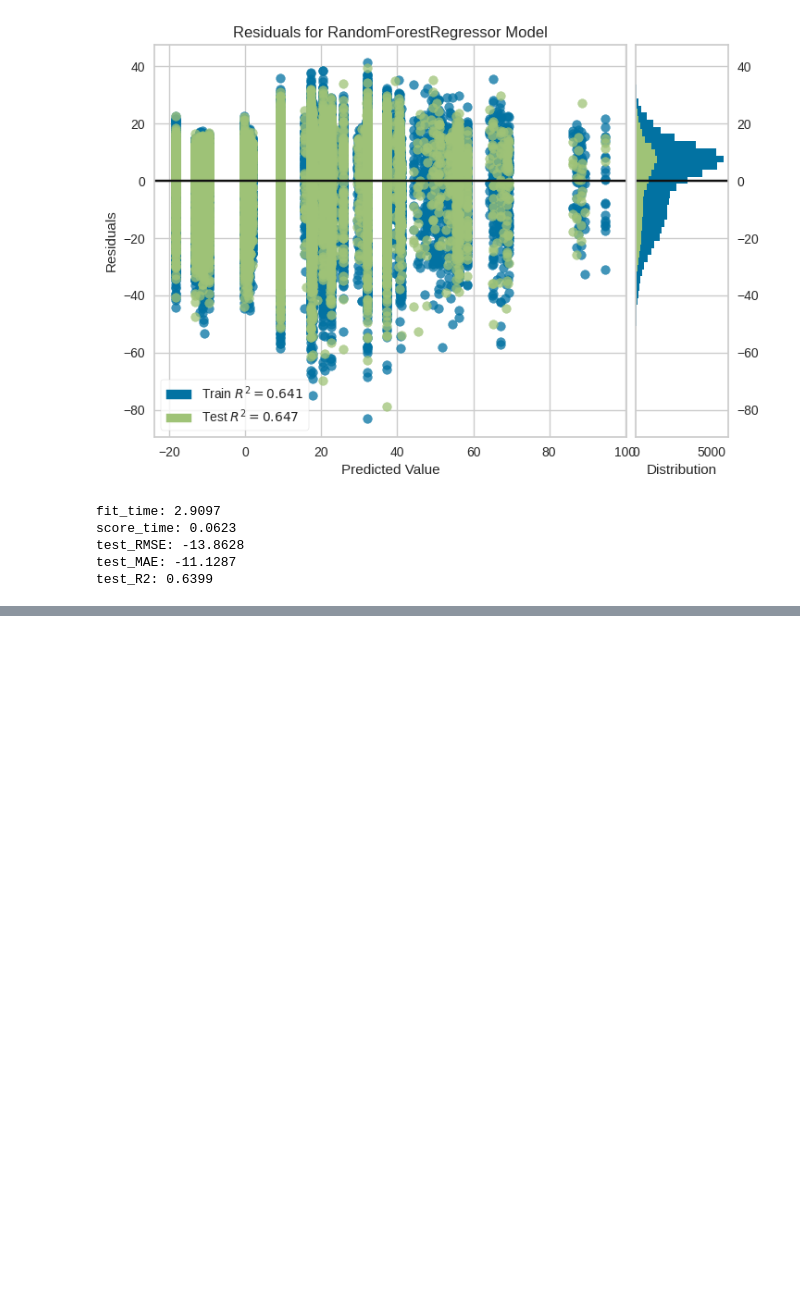
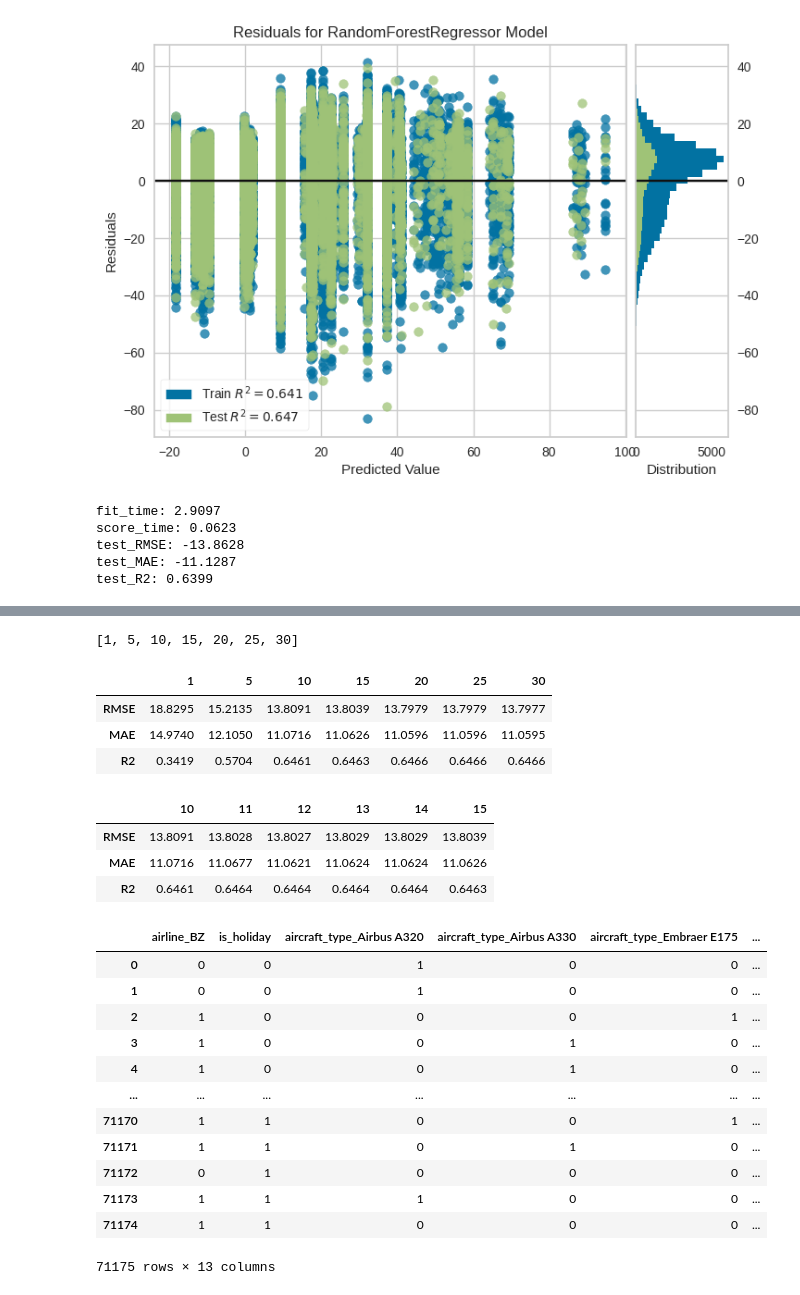
Before and after one commit to kevirui/prevision-de-atrasos-de-vuelos, a Jupyter notebook: practice.ipynb, the cells around one changed output, grey strips where cells are left out. Drawn from its saved outputs; the diff is of its cells as text; code cells hidden in the pictures; blank space fills up the shorter version.

```diff
--- a/practice.ipynb
+++ b/practice.ipynb
@@ -485,0 +488,5 @@ test_R2: 0.6399
+# %%
+importances = modelo.feature_importances_
+# %%
+features_importances = pd.DataFrame({'Features':x.columns, 'Importances':(importances * 100).round(2)}).sort_values('Importances', ascending=False)
+features_importances
@@ -485,0 +511,61 @@ test_R2: 0.6399
+# %%
+[ i if i != 0 else 1 for i in range(0, 35, 5)]
+# %% [output]
+[1, 5, 10, 15, 20, 25, 30]
+# %%
+resultados = pd.DataFrame(index=['RMSE', 'MAE', 'R2'])
+model_features = RandomForestRegressor(max_depth=5, random_state=42)
+ct_features = [ i if i != 0 else 1 for i in range(0, 35, 5)]
+
+for i in ct_features:
+  selected_features = features_importances['Features'].values[:i]
+  x_train_selected = x_train[selected_features]
+  x_test_selected = x_test[selected_features]
+  model_features.fit(x_train_selected, y_train)
+  y_pred_features = model_features.predict(x_test_selected)
+  resultados[i] = calcular_regresion(y_test, y_pred_features).values()
+
+resultados
+# %% [output]
+|  | 1 | 5 | 10 | 15 | 20 | 25 | 30 |
+| RMSE | 18.8295 | 15.2135 | 13.8091 | 13.8039 | 13.7979 | 13.7979 | 13.7977 |
+| MAE | 14.9740 | 12.1050 | 11.0716 | 11.0626 | 11.0596 | 11.0596 | 11.0595 |
+| R2 | 0.3419 | 0.5704 | 0.6461 | 0.6463 | 0.6466 | 0.6466 | 0.6466 |
+# %%
+resultados = pd.DataFrame(index=['RMSE', 'MAE', 'R2'])
+model_features = RandomForestRegressor(max_depth=5, random_state=42)
+ct_features = range(10, 16)
+
+for i in ct_features:
+  selected_features = features_importances['Features'].values[:i]
+  x_train_selected = x_train[selected_features]
+  x_test_selected = x_test[selected_features]
+  model_features.fit(x_train_selected, y_train)
+  y_pred_features = model_features.predict(x_test_selected)
+  resultados[i] = calcular_regresion(y_test, y_pred_features).values()
+
+resultados
+# %% [output]
+|  | 10 | 11 | 12 | 13 | 14 | 15 |
+| RMSE | 13.8091 | 13.8028 | 13.8027 | 13.8029 | 13.8029 | 13.8039 |
+| MAE | 11.0716 | 11.0677 | 11.0621 | 11.0624 | 11.0624 | 11.0626 |
+| R2 | 0.6461 | 0.6464 | 0.6464 | 0.6464 | 0.6464 | 0.6463 |
+# %%
+selected_features = features_importances['Features'].values[:13]
+x_selected_features = x[selected_features]
+# %%
+x_selected_features
+# %% [output]
+|  | airline_BZ | is_holiday | aircraft_type_Airbus A320 | aircraft_type_Airbus A330 | aircraft_type_Embraer E175 | ... |
+| 0 | 0 | 0 | 1 | 0 | 0 | ... |
+| 1 | 0 | 0 | 1 | 0 | 0 | ... |
+| 2 | 1 | 0 | 0 | 0 | 1 | ... |
+| 3 | 1 | 0 | 0 | 1 | 0 | ... |
+| 4 | 1 | 0 | 0 | 1 | 0 | ... |
+| ... | ... | ... | ... | ... | ... | ... |
+| 71170 | 1 | 1 | 0 | 0 | 1 | ... |
+| 71171 | 1 | 1 | 0 | 1 | 0 | ... |
+| 71172 | 0 | 1 | 0 | 0 | 0 | ... |
+| 71173 | 1 | 1 | 1 | 0 | 0 | ... |
+| 71174 | 1 | 1 | 0 | 0 | 0 | ... |
+71175 rows × 13 columns
```
Also changed, not shown: parts of 3 cells of this notebook.
